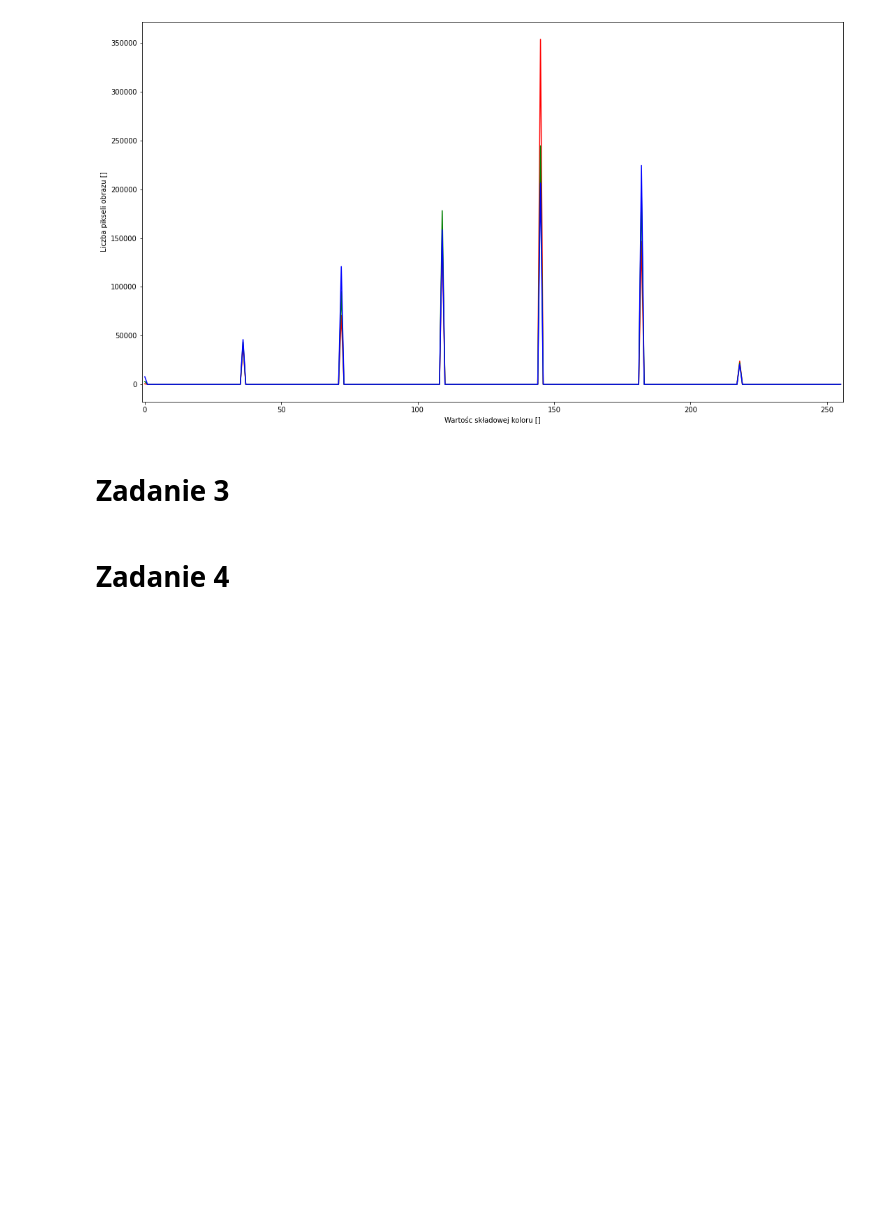
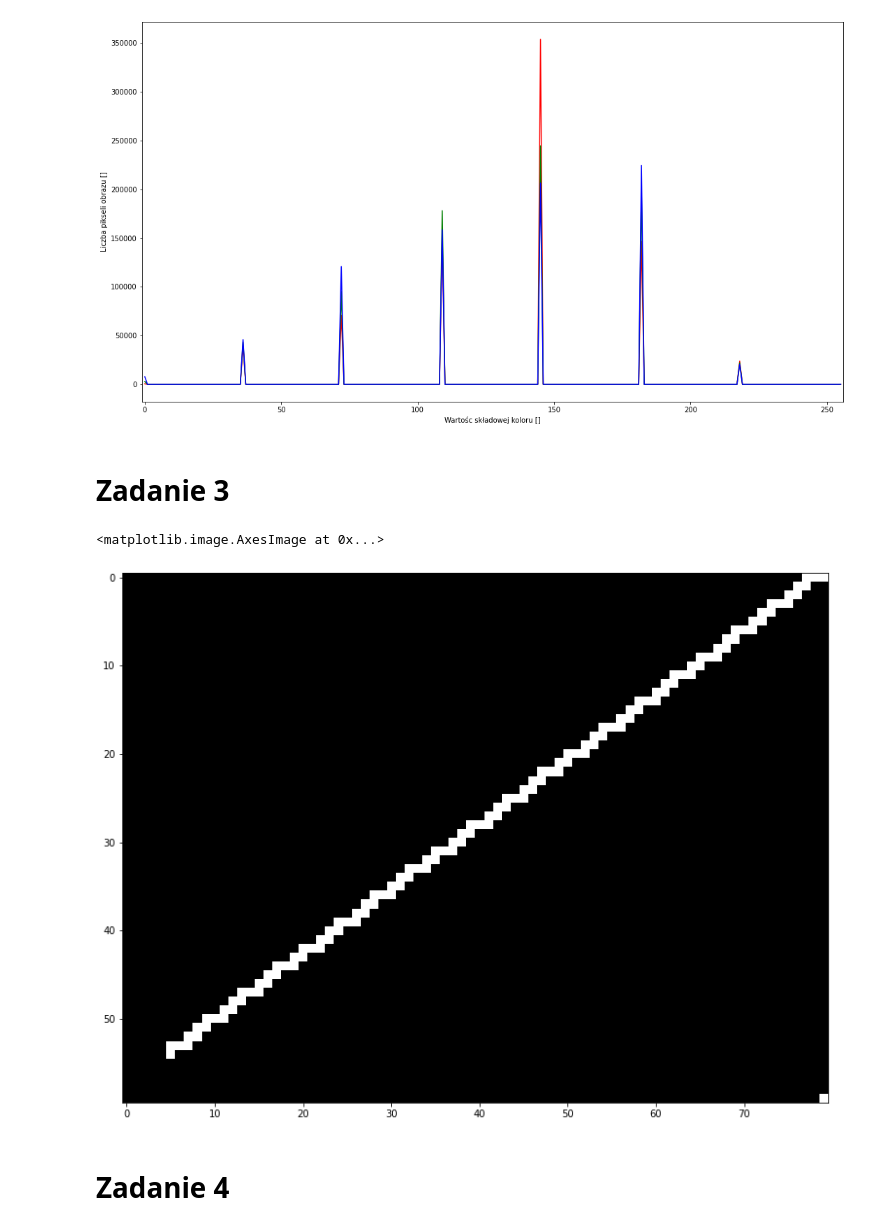
Before and after one commit to Pasti29/inzynieria-obrazow, a Jupyter notebook: lab6/rozwiazania.ipynb, the cells around one changed output. Drawn from its saved outputs; the diff is of its cells as text; code cells hidden in the pictures; blank space fills up the shorter version.

Commit message:
lab6 zad3 draw line done

```diff
--- a/lab6/rozwiazania.ipynb
+++ b/lab6/rozwiazania.ipynb
@@ -124,35 +124,65 @@ image = numpy.zeros((height, width, 3), dtype=numpy.uint8)
 #
 # Funkcja rysująca punkt
 #
 # NOTE(sdatko): punkt 0,0 to lewy dolny róg obrazu
 #
 def draw_point(image, x, y, color=(255, 255, 255)):
     image[image.shape[0] - 1 - y, x, :] = color
 
 
 #
 # Funkcja rysująca linię
 #
 def draw_line(image, x1, y1, x2, y2):
-    pass  # TODO: implement
+    delta_X = abs(x2 - x1)
+    delta_Y = abs(y2 - y1)
+    x_i = numpy.sign(x2 - x1)
+    y_i = numpy.sign(y2 - y1)
 
+    if delta_X > delta_Y:
+        d = 2 * delta_Y - delta_X
+    else:
+        d = 2 * delta_X - delta_Y
 
+    x = x1
+    y = y1
+    while x != x2 or y != y2:
+        draw_point(image, x, y)
+
+        if d < 0:
+            if delta_X > delta_Y:
+                x += x_i
+                d += 2 * delta_Y
+            else:
+                y += y_i
+                d += 2 * delta_X
+        else:
+            if delta_X > delta_Y:
+                y += y_i
+                d -= 2 * delta_X
+            else:
+                x += x_i
+                d -= 2 * delta_Y
 #
 # Funkcja rysująca trójkąt
 #
 def draw_triangle(image, a, b, c):
     pass  # TODO: implement
 
 
 #
 # Rysowanie
 #
-pass  # TODO: implement
+# draw_point(image, 5, 5)
+draw_line(image, 5, 5, 80, 60)
 
 #
 # Wyświetlenie
 #
 pyplot.imshow(image)
+# %% [output]
+<matplotlib.image.AxesImage at 0x...>
+[figure, added]
 # %% [markdown]
 # Zadanie 4
 # %%
```
